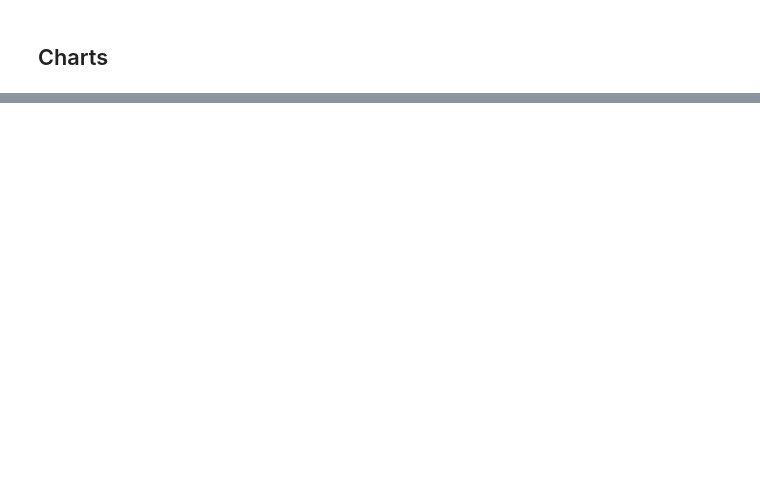
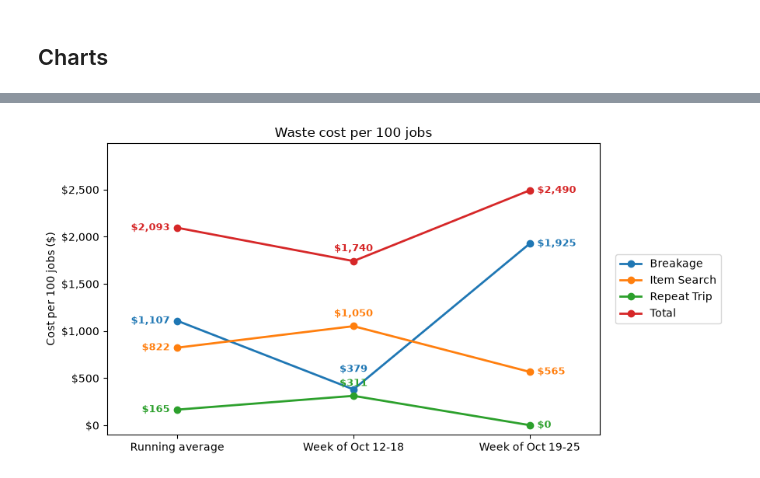
Before and after one commit to AidenCommits/data-analysis, a Jupyter notebook: notebooks/weekly_report.ipynb, the cells around one changed output, grey strips where cells are left out. Drawn from its saved outputs; the diff is of its cells as text; code cells hidden in the pictures; blank space fills up the shorter version.

```diff
--- a/notebooks/weekly_report.ipynb
+++ b/notebooks/weekly_report.ipynb
@@ -119,0 +133,5 @@ checks
+# %%
+chart_weeks, chart_jobs = with_running_average(weeks, jobs_by_week, label=RUNNING_LABEL)
+weekly_cost_chart(chart_weeks, jobs=chart_jobs, title="Waste cost per 100 jobs")
+# %% [output]
+[figure, added]
```
Also changed, not shown: parts of 14 cells of this notebook, 3 other files.
